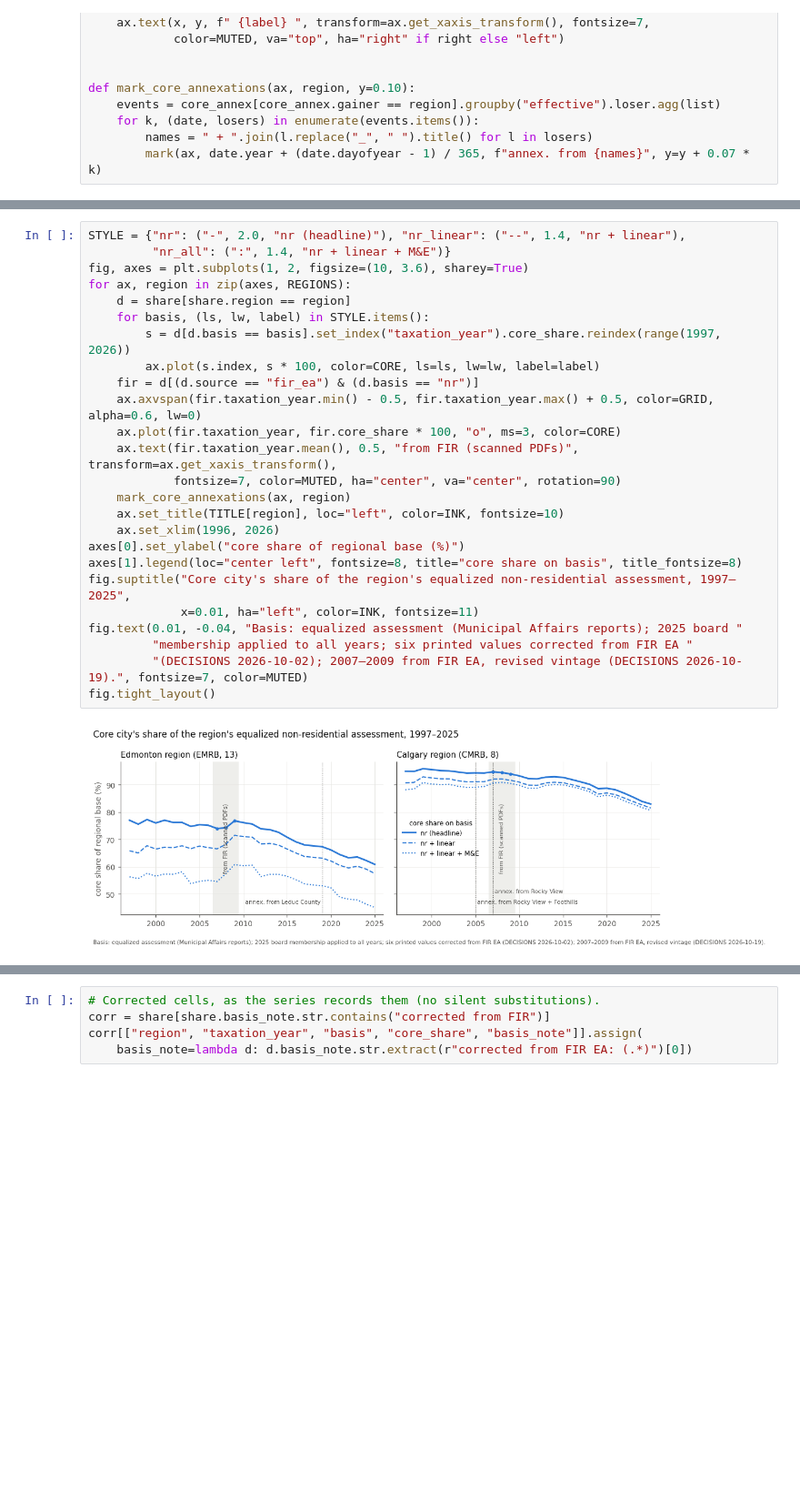
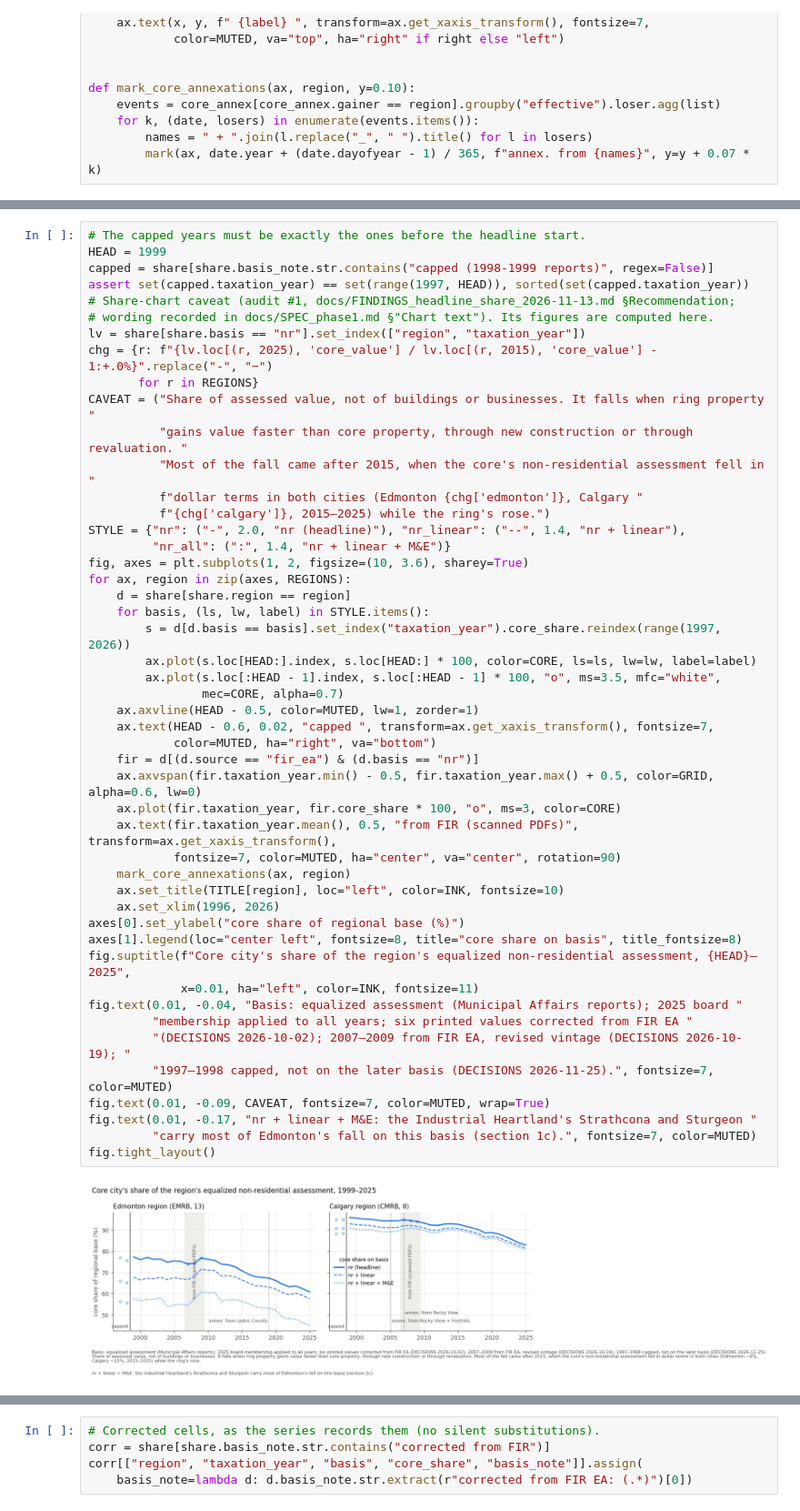
Before and after one commit to PeterFriedrich/alberta-regional-viz, a Jupyter notebook: notebooks/01_first_look.ipynb, the cells around one changed output, grey strips where cells are left out. Shown at 91% size. Cells and saved outputs as stored; diff of their text form; blank space fills up the shorter version.

```diff
--- a/notebooks/01_first_look.ipynb
+++ b/notebooks/01_first_look.ipynb
@@ -75,29 +79,52 @@ seams (`source == "fir_ea"`; shaded and marked). Across those years Edmonton's
 `nr_linear` rises while `nr` barely moves — a composition effect (market NR more than
 doubled, regulated linear grew ~25%), not a data break (TODO: caption it in Phase 4).
 # %%
+# The capped years must be exactly the ones before the headline start.
+HEAD = 1999
+capped = share[share.basis_note.str.contains("capped (1998-1999 reports)", regex=False)]
+assert set(capped.taxation_year) == set(range(1997, HEAD)), sorted(set(capped.taxation_year))
+# Share-chart caveat (audit #1, docs/FINDINGS_headline_share_2026-11-13.md §Recommendation;
+# wording recorded in docs/SPEC_phase1.md §"Chart text"). Its figures are computed here.
+lv = share[share.basis == "nr"].set_index(["region", "taxation_year"])
+chg = {r: f"{lv.loc[(r, 2025), 'core_value'] / lv.loc[(r, 2015), 'core_value'] - 1:+.0%}".replace("-", "−")
+       for r in REGIONS}
+CAVEAT = ("Share of assessed value, not of buildings or businesses. It falls when ring property "
+          "gains value faster than core property, through new construction or through revaluation. "
+          "Most of the fall came after 2015, when the core's non-residential assessment fell in "
+          f"dollar terms in both cities (Edmonton {chg['edmonton']}, Calgary "
+          f"{chg['calgary']}, 2015–2025) while the ring's rose.")
 STYLE = {"nr": ("-", 2.0, "nr (headline)"), "nr_linear": ("--", 1.4, "nr + linear"),
          "nr_all": (":", 1.4, "nr + linear + M&E")}
 fig, axes = plt.subplots(1, 2, figsize=(10, 3.6), sharey=True)
 for ax, region in zip(axes, REGIONS):
     d = share[share.region == region]
     for basis, (ls, lw, label) in STYLE.items():
         s = d[d.basis == basis].set_index("taxation_year").core_share.reindex(range(1997, 2026))
-        ax.plot(s.index, s * 100, color=CORE, ls=ls, lw=lw, label=label)
+        ax.plot(s.loc[HEAD:].index, s.loc[HEAD:] * 100, color=CORE, ls=ls, lw=lw, label=label)
+        ax.plot(s.loc[:HEAD - 1].index, s.loc[:HEAD - 1] * 100, "o", ms=3.5, mfc="white",
+                mec=CORE, alpha=0.7)
+    ax.axvline(HEAD - 0.5, color=MUTED, lw=1, zorder=1)
+    ax.text(HEAD - 0.6, 0.02, "capped ", transform=ax.get_xaxis_transform(), fontsize=7,
+            color=MUTED, ha="right", va="bottom")
     fir = d[(d.source == "fir_ea") & (d.basis == "nr")]
     ax.axvspan(fir.taxation_year.min() - 0.5, fir.taxation_year.max() + 0.5, color=GRID, alpha=0.6, lw=0)
     ax.plot(fir.taxation_year, fir.core_share * 100, "o", ms=3, color=CORE)
     ax.text(fir.taxation_year.mean(), 0.5, "from FIR (scanned PDFs)", transform=ax.get_xaxis_transform(),
             fontsize=7, color=MUTED, ha="center", va="center", rotation=90)
     mark_core_annexations(ax, region)
     ax.set_title(TITLE[region], loc="left", color=INK, fontsize=10)
     ax.set_xlim(1996, 2026)
 axes[0].set_ylabel("core share of regional base (%)")
 axes[1].legend(loc="center left", fontsize=8, title="core share on basis", title_fontsize=8)
-fig.suptitle("Core city's share of the region's equalized non-residential assessment, 1997–2025",
+fig.suptitle(f"Core city's share of the region's equalized non-residential assessment, {HEAD}–2025",
              x=0.01, ha="left", color=INK, fontsize=11)
 fig.text(0.01, -0.04, "Basis: equalized assessment (Municipal Affairs reports); 2025 board "
          "membership applied to all years; six printed values corrected from FIR EA "
-         "(DECISIONS 2026-10-02); 2007–2009 from FIR EA, revised vintage (DECISIONS 2026-10-19).", fontsize=7, color=MUTED)
+         "(DECISIONS 2026-10-02); 2007–2009 from FIR EA, revised vintage (DECISIONS 2026-10-19); "
+         "1997–1998 capped, not on the later basis (DECISIONS 2026-11-25).", fontsize=7, color=MUTED)
+fig.text(0.01, -0.09, CAVEAT, fontsize=7, color=MUTED, wrap=True)
+fig.text(0.01, -0.17, "nr + linear + M&E: the Industrial Heartland's Strathcona and Sturgeon "
+         "carry most of Edmonton's fall on this basis (section 1c).", fontsize=7, color=MUTED)
 fig.tight_layout()
 # %% [output]
-[figure, old version]
+[figure, new version]
```
Also changed, not shown: parts of 6 cells of this notebook, 5 other files.
